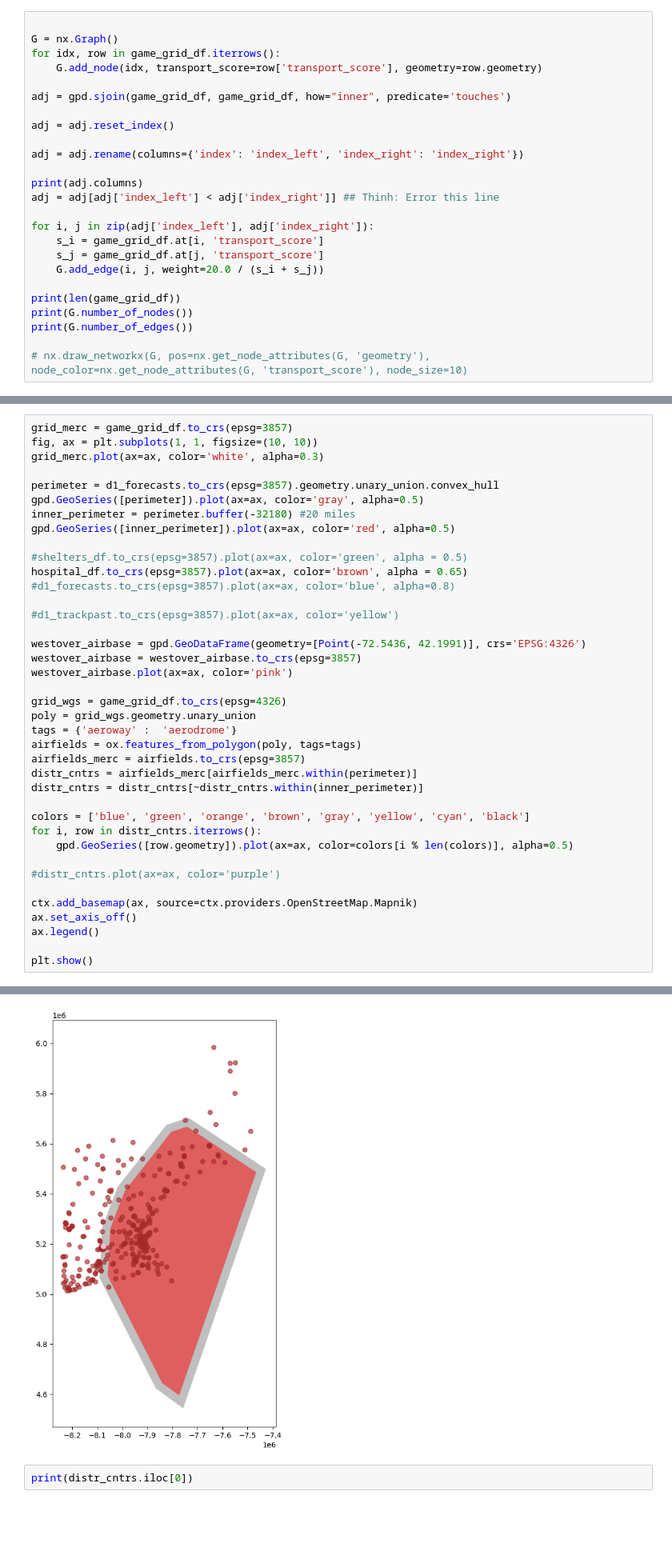
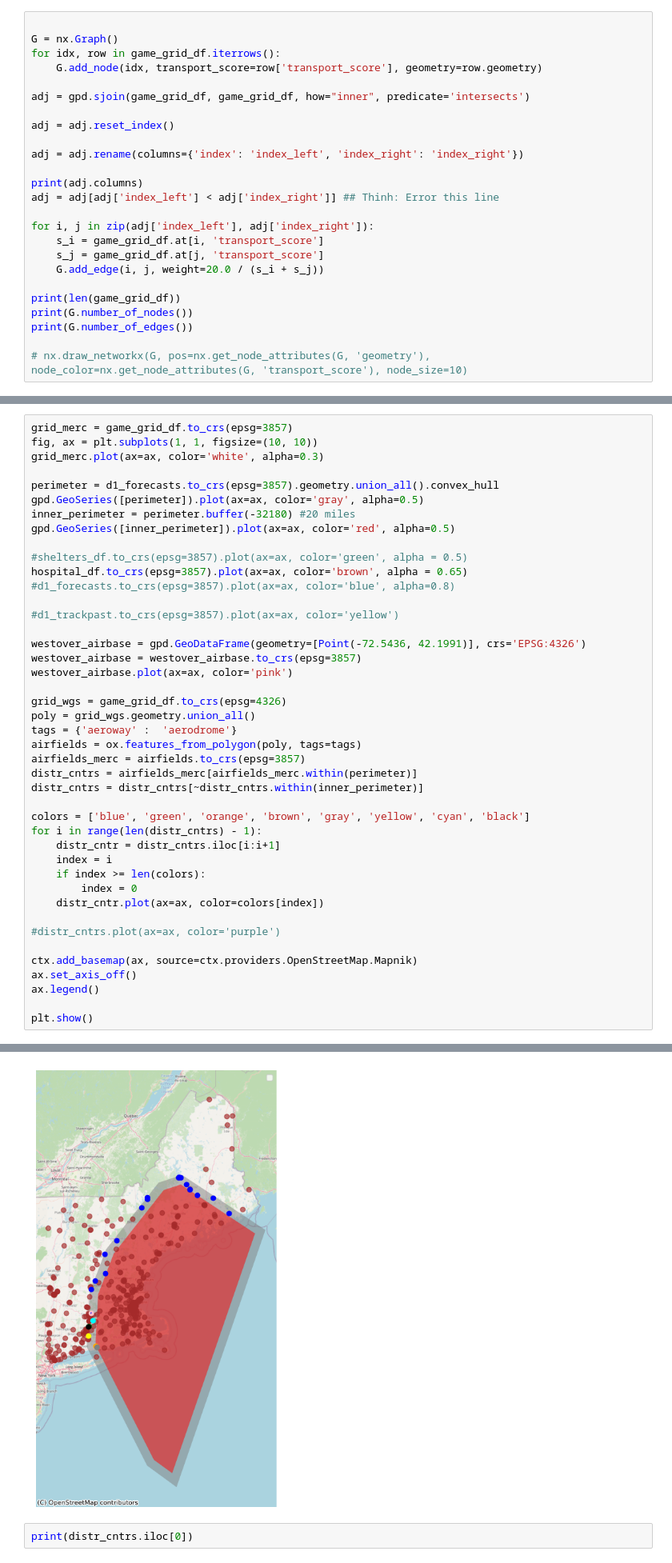
Before and after one commit to bwsi-hadr-2025-final-project/Logistics, a Jupyter notebook: src/Notebook 1.ipynb, the cells around one changed output, grey strips where cells are left out. Shown at 80% size. Drawn from its saved outputs; the diff is of its cells as text; blank space fills up the shorter version.

```diff
--- a/src/Notebook 1.ipynb
+++ b/src/Notebook 1.ipynb
@@ -150,7 +150,7 @@ G = nx.Graph()
 for idx, row in game_grid_df.iterrows():
     G.add_node(idx, transport_score=row['transport_score'], geometry=row.geometry)
 
-adj = gpd.sjoin(game_grid_df, game_grid_df, how="inner", predicate='touches')
+adj = gpd.sjoin(game_grid_df, game_grid_df, how="inner", predicate='intersects')
 
 adj = adj.reset_index()
 
@@ -200,7 +200,7 @@ grid_merc = game_grid_df.to_crs(epsg=3857)
 fig, ax = plt.subplots(1, 1, figsize=(10, 10))
 grid_merc.plot(ax=ax, color='white', alpha=0.3)
 
-perimeter = d1_forecasts.to_crs(epsg=3857).geometry.unary_union.convex_hull
+perimeter = d1_forecasts.to_crs(epsg=3857).geometry.union_all().convex_hull
 gpd.GeoSeries([perimeter]).plot(ax=ax, color='gray', alpha=0.5)
 inner_perimeter = perimeter.buffer(-32180) #20 miles
 gpd.GeoSeries([inner_perimeter]).plot(ax=ax, color='red', alpha=0.5)
@@ -216,7 +216,7 @@ westover_airbase = westover_airbase.to_crs(epsg=3857)
 westover_airbase.plot(ax=ax, color='pink')
 
 grid_wgs = game_grid_df.to_crs(epsg=4326)
-poly = grid_wgs.geometry.unary_union
+poly = grid_wgs.geometry.union_all()
 tags = {'aeroway' :  'aerodrome'}
 airfields = ox.features_from_polygon(poly, tags=tags)
 airfields_merc = airfields.to_crs(epsg=3857)
@@ -224,8 +224,12 @@ distr_cntrs = airfields_merc[airfields_merc.within(perimeter)]
 distr_cntrs = distr_cntrs[~distr_cntrs.within(inner_perimeter)]
 
 colors = ['blue', 'green', 'orange', 'brown', 'gray', 'yellow', 'cyan', 'black']
-for i, row in distr_cntrs.iterrows():
-    gpd.GeoSeries([row.geometry]).plot(ax=ax, color=colors[i % len(colors)], alpha=0.5)
+for i in range(len(distr_cntrs) - 1):
+    distr_cntr = distr_cntrs.iloc[i:i+1]
+    index = i
+    if index >= len(colors):
+        index = 0
+    distr_cntr.plot(ax=ax, color=colors[index])
 
 #distr_cntrs.plot(ax=ax, color='purple')
 
@@ -239,4 +243,4 @@ TypeError: ufunc 'remainder' not supported for the input types, and the inputs c
-[figure, old version]
+[figure, new version]
 # %%
 print(distr_cntrs.iloc[0])
 # %% [output]
```
Also changed, not shown: parts of 7 cells of this notebook.
